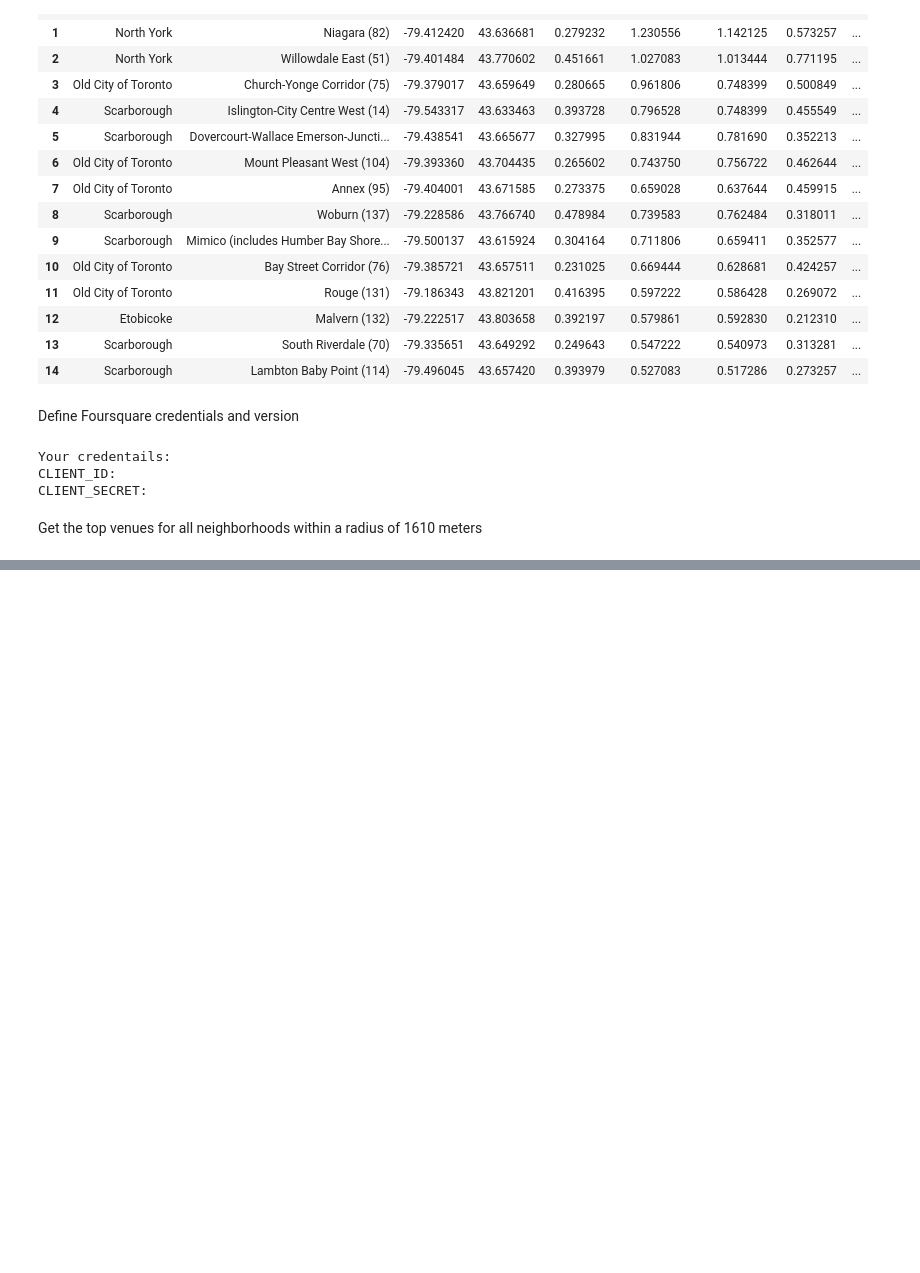
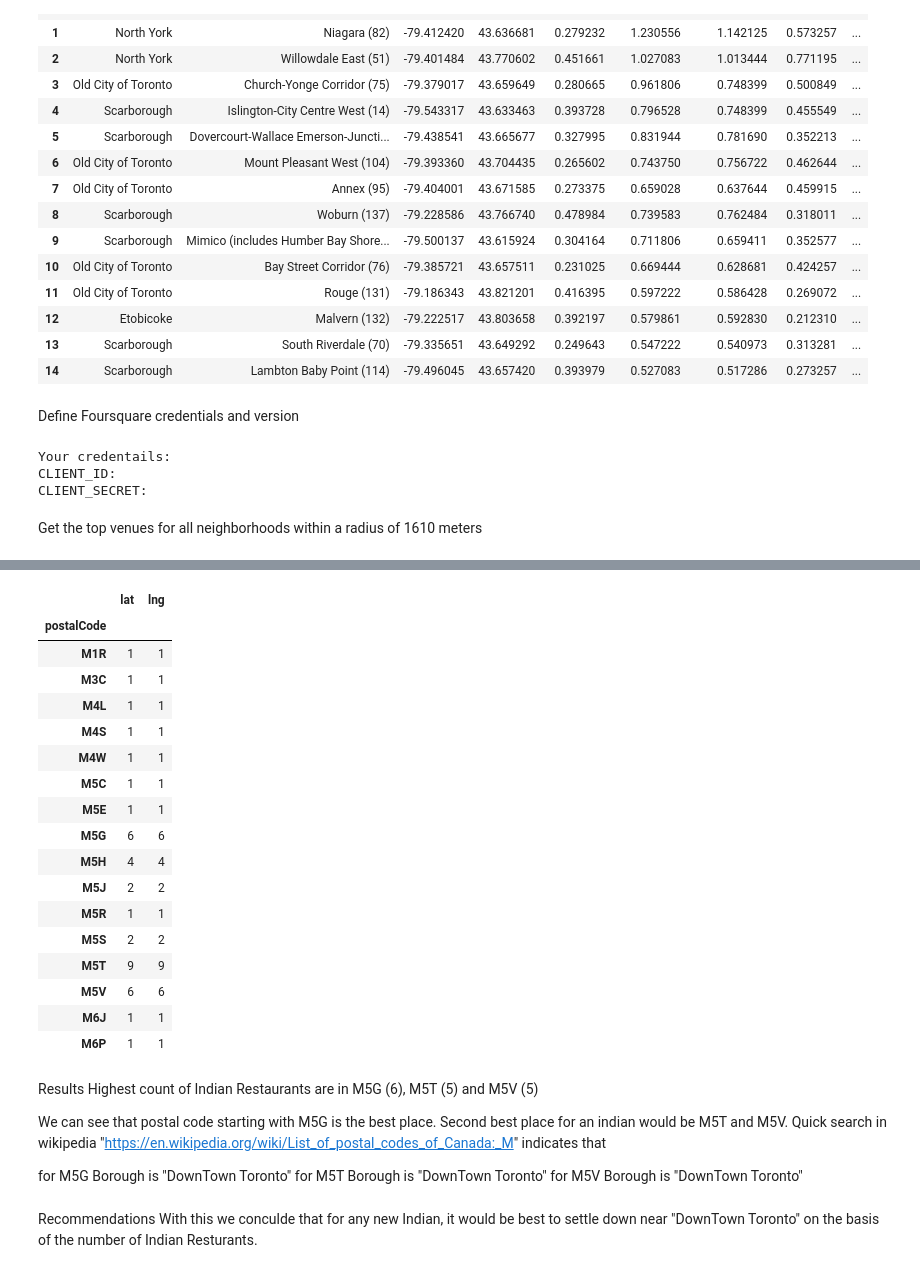
Before and after one commit to Dhananjay-Vyavahare/Coursera_Capstone_Project, a Jupyter notebook: The Battle of Neighborhood - F.ipynb, the cells around one changed output, grey strips where cells are left out. Cells and saved outputs as stored; diff of their text form; code cells hidden in the pictures; blank space fills up the shorter version.

```diff
--- a/The Battle of Neighborhood - F.ipynb
+++ b/The Battle of Neighborhood - F.ipynb
@@ -1017,0 +1268,4 @@ def getNearbyVenues(names, latitudes, longitudes, LIMIT = 100, radius=1610): # 1
+# %%
+#Filling data for each row
+df_postcode = df_withpostcode[['postalCode','lat','lng']]
+df_postcode.head()
@@ -1017,0 +1279,3 @@ def getNearbyVenues(names, latitudes, longitudes, LIMIT = 100, radius=1610): # 1
+# %%
+df_postcode['postalCode']=df_postcode['postalCode'].str[:3]
+df_postcode.head()
@@ -1017,0 +1294,32 @@ def getNearbyVenues(names, latitudes, longitudes, LIMIT = 100, radius=1610): # 1
+# %%
+df_postcode=df_postcode.groupby('postalCode').count()
+df_postcode
+# %% [output]
+|  | lat | lng |
+| postalCode |  |  |
+| M1R | 1 | 1 |
+| M3C | 1 | 1 |
+| M4L | 1 | 1 |
+| M4S | 1 | 1 |
+| M4W | 1 | 1 |
+| M5C | 1 | 1 |
+| M5E | 1 | 1 |
+| M5G | 6 | 6 |
+| M5H | 4 | 4 |
+| M5J | 2 | 2 |
+| M5R | 1 | 1 |
+| M5S | 2 | 2 |
+| M5T | 9 | 9 |
+| M5V | 6 | 6 |
+| M6J | 1 | 1 |
+| M6P | 1 | 1 |
+# %% [markdown]
+Results
+Highest count of Indian Restaurants are in M5G (6), M5T (5) and M5V (5)
+
+We can see that postal code starting with M5G is the best place. Second best place for an indian would be M5T and M5V. Quick search in wikipedia "https://en.wikipedia.org/wiki/List_of_postal_codes_of_Canada:_M" indicates that
+
+for M5G Borough is "DownTown Toronto" for M5T Borough is "DownTown Toronto" for M5V Borough is "DownTown Toronto"
+# %% [markdown]
+Recommendations
+With this we conculde that for any new Indian, it would be best to settle down near "DownTown Toronto" on the basis of the number of Indian Resturants.
```
Also changed, not shown: parts of 21 cells of this notebook.
